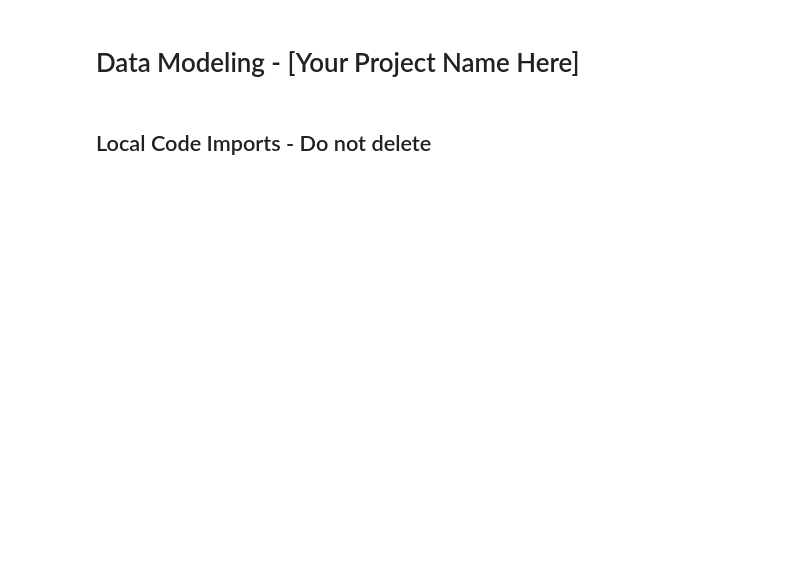
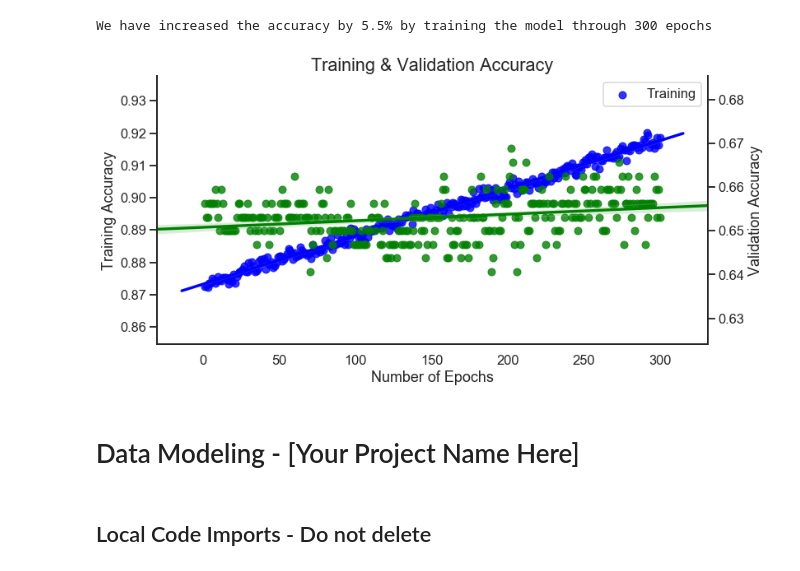
Before and after one commit to AdamBlomfield/machine_learning_ufc_data, a Jupyter notebook: notebooks/model_ab_ml_ufc.ipynb, the cells around one changed output. Drawn from its saved outputs; the diff is of its cells as text; code cells hidden in the pictures; blank space fills up the shorter version.

```diff
--- a/notebooks/model_ab_ml_ufc.ipynb
+++ b/notebooks/model_ab_ml_ufc.ipynb
@@ -0,0 +54,39 @@
+# %%
+def plot_training_and_validation_accuracy(acc, val_acc):
+    '''Plot the accuracy on the training data and the validation data, across each epoch'''
+    # Set figure
+    sns.set(rc={'figure.figsize':(12,6)},style="white", context="talk")
+
+    # Plot
+    epochs = range(1, len(acc) + 1)
+        # Dataframe for the regplot
+    df = pd.DataFrame({'acc': history.history['acc'], 'val_acc': history.history['val_acc'], 'epochs': range(1, len(epochs) + 1)})
+        # Plot Training Accuracy
+    ax = sns.regplot(x='epochs', y='acc', data=df, color='blue', label='Training')
+        # Plot Validation Accuracy on seperate y axis
+    ax2 = plt.twinx()
+    sns.regplot(x='epochs', y='val_acc', data=df, ax=ax2, color='green', label='Validation')
+
+    # Title and Axis
+    ax.set_title('Training & Validation Accuracy', fontsize='large')
+    ax.set_xlabel('Number of Epochs')
+    ax.set_ylabel('Training Accuracy')
+    ax2.set_ylabel('Validation Accuracy')
+    ax.legend()
+    ax.get_legend()
+    sns.despine(right=False)
+#     plt.legend()
+
+    max_acc = max(acc)
+    min_acc = min(acc)
+    acc_increase = max_acc - min_acc
+    acc_increase_pct = round((acc_increase / min_acc) * 100,2)
+    print('We have increased the accuracy by {}% by training the model through {} epochs'.format(acc_increase_pct, len(acc)))
+# %%
+acc = history.history['acc']
+val_acc = history.history['val_acc']
+
+plot_training_and_validation_accuracy(acc, val_acc)
+# %% [output]
+We have increased the accuracy by 5.5% by training the model through 300 epochs
+[figure, added]
```
Also changed, not shown: parts of 77 cells of this notebook, 9 other files.
